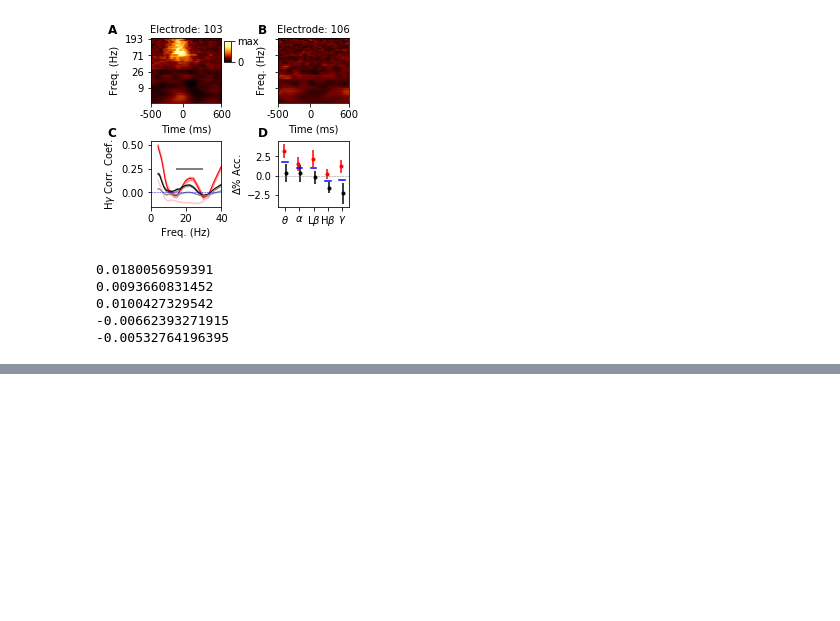
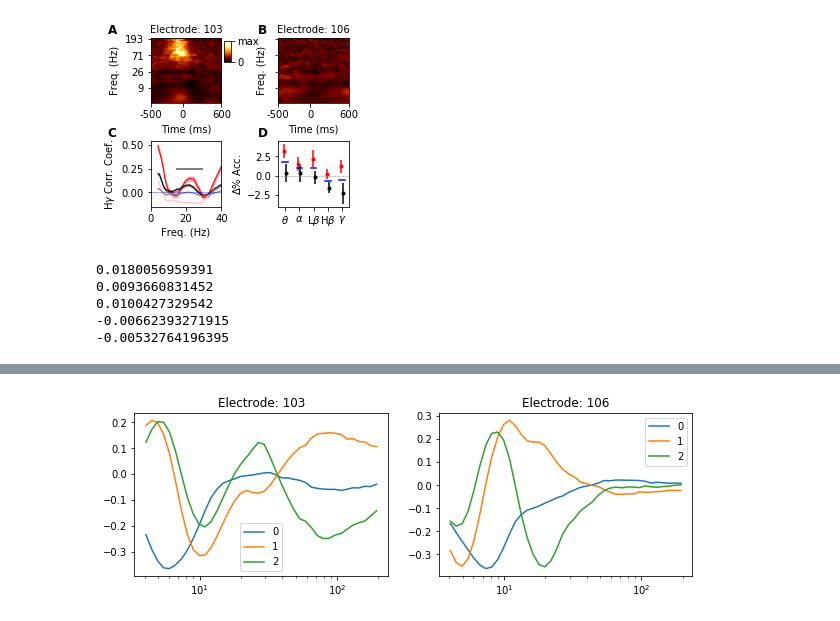
Before and after one commit to BouchardLab/cv_paper_plots, a Jupyter notebook: xfreq/xfreq_plots.ipynb, the cells around one changed output, grey strips where cells are left out. Drawn from its saved outputs; the diff is of its cells as text; code cells hidden in the pictures; blank space fills up the shorter version.

```diff
--- a/xfreq/xfreq_plots.ipynb
+++ b/xfreq/xfreq_plots.ipynb
@@ -452,0 +565,12 @@ for ba in band_abbreviations:
+# %%
+for ii, block in enumerate(blocks):
+    idxs = block_labels == block
+    if bl_type == 'bl_mean':
+        X[:, idxs] *= bl_mean[ii, :, np.newaxis, :, np.newaxis]
+    elif bl_type == 'data_zscore':
+        pass
+    elif bl_type == 'data_mean':
+        pass
+    else:
+        if bl_type != 'bl_zscore':
+            raise ValueError
@@ -452,0 +579,34 @@ for ba in band_abbreviations:
+# %%
+center_pca = True
+log = True
+if 'zscore' in bl_type:
+    log = False
+# %%
+folder = '/home/jesse/Downloads/{}/center_{}/log_{}'.format(bl_type, center_pca, log)
+os.makedirs(folder, exist_ok=True)
+# %%
+pcs = np.full((len(good_channels), 3, 40), np.nan)
+evs = np.full((len(good_channels), 3), np.nan)
+for ch in range(len(good_channels)):
+    d = X[:, :, ch].reshape(40, -1).T
+    if log:
+        d = np.log(d)
+    if center_pca:
+        m = PCA(n_components=3).fit(d)
+        pcs[ch] = m.components_
+        evs[ch] = m.explained_variance_ratio_
+    else:
+        u, s, vh = np.linalg.svd(d.T, full_matrices=False)
+        pcs[ch] = u[:, :3].T
+        evs[ch] = np.square(s[:3]) / np.square(s).sum()
+# %%
+f, axes = plt.subplots(1, 2, figsize=(10, 3))
+for ax, ch in zip(axes, [103, 106]):
+    ax.set_title('Electrode: {}'.format(ch))
+    for ii in range(3):
+        ax.plot(freqs, pcs[new_ch_idx(ch), ii], label=ii)
+    ax.legend()
+    ax.set_xscale('log')
+plt.savefig(os.path.join(folder, 'PCs123.pdf'))
+# %% [output]
+[figure, added]
```
Also changed, not shown: parts of 14 cells of this notebook.
